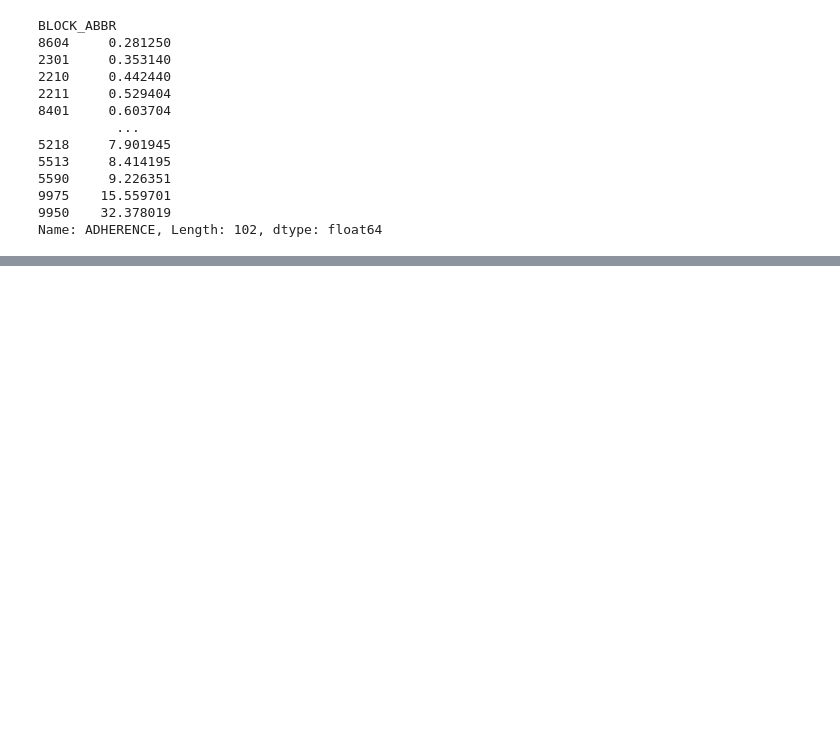
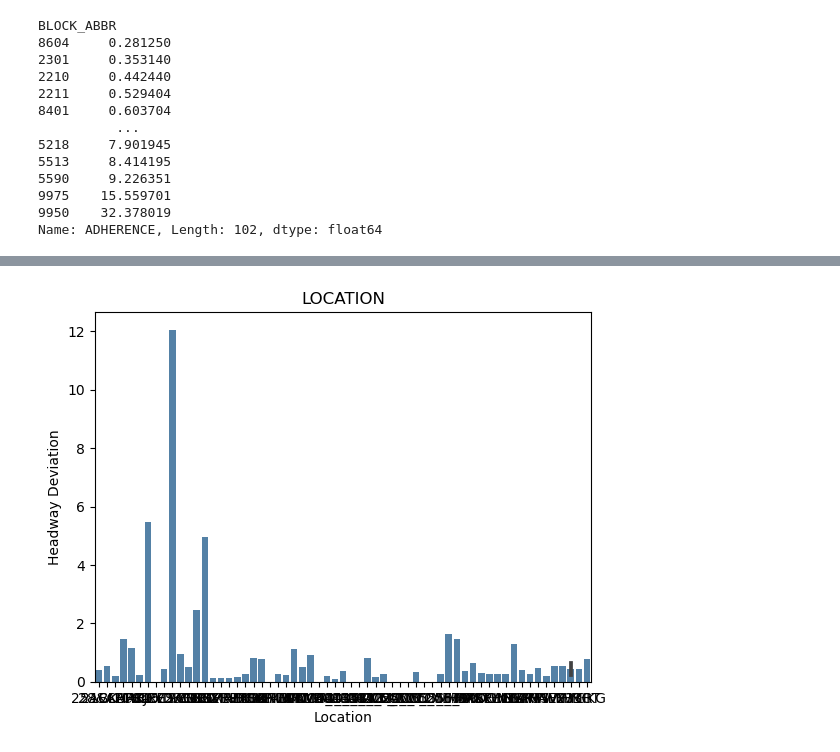
Before and after one commit to NSS-Data-Analytics-Cohort-11/wego-raiders, a Jupyter notebook: notebooks/WeGo.ipynb, the cells around one changed output, grey strips where cells are left out. Drawn from its saved outputs; the diff is of its cells as text; code cells hidden in the pictures; blank space fills up the shorter version.

```diff
--- a/notebooks/WeGo.ipynb
+++ b/notebooks/WeGo.ipynb
@@ -207,0 +296,2 @@ routeplot.set_xticklabels(routeplot.get_xticklabels(), rotation=45)
+# %%
+location_headway_adh = wego[["TIME_POINT_ABBR", "ROUTE_ABBR", "HDWY_DEV", "ADHERENCE"]].groupby(['TIME_POINT_ABBR', 'ROUTE_ABBR']).mean("HDWY_DEV", "ADHERENCE")
@@ -207,0 +330,2 @@ routeplot.set_xticklabels(routeplot.get_xticklabels(), rotation=45)
+# %%
+location_headway_adh = location_headway_adh.reset_index()
@@ -207,0 +355,14 @@ routeplot.set_xticklabels(routeplot.get_xticklabels(), rotation=45)
+# %%
+ax = sns.barplot(x='TIME_POINT_ABBR', y='HDWY_DEV',
+                 data = location_headway_adh,
+                 color='steelblue')
+
+#specfiy axis labels
+ax.set(xlabel='Location',
+       ylabel='Headway Deviation',
+       title='LOCATION')
+
+#display barplot
+plt.show()
+# %% [output]
+[figure, added]
```
Also changed, not shown: parts of 36 cells of this notebook.
